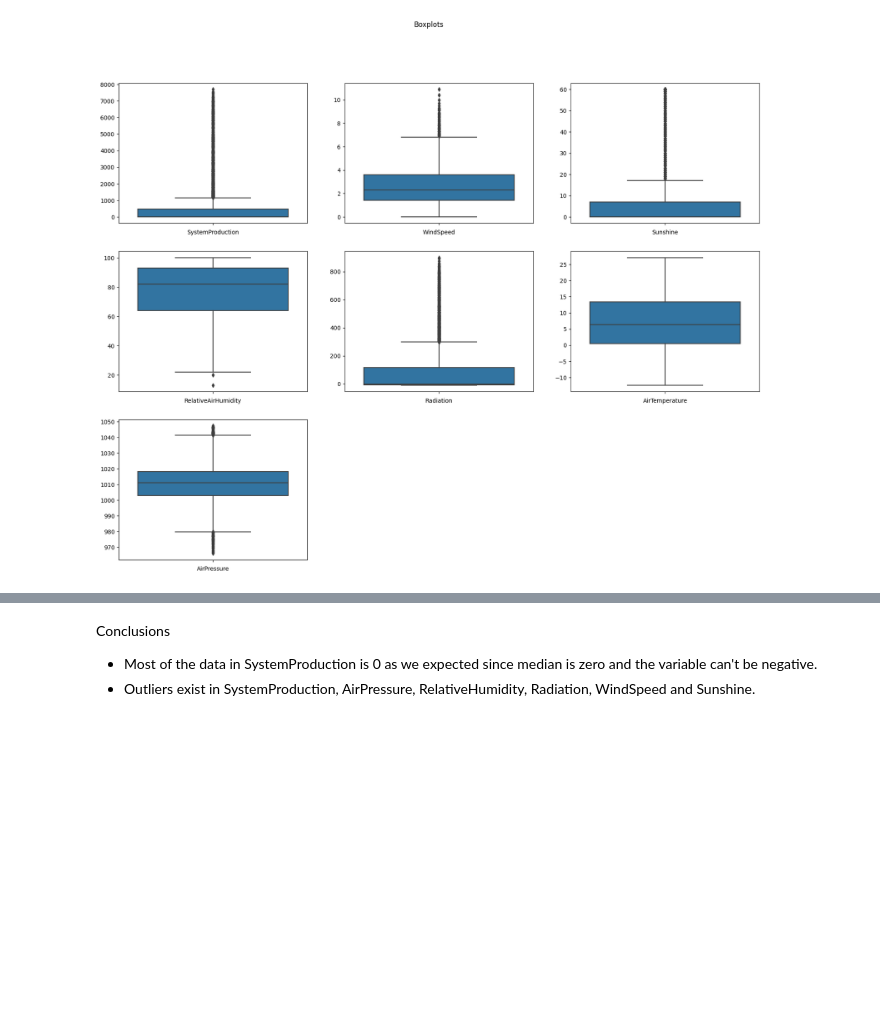
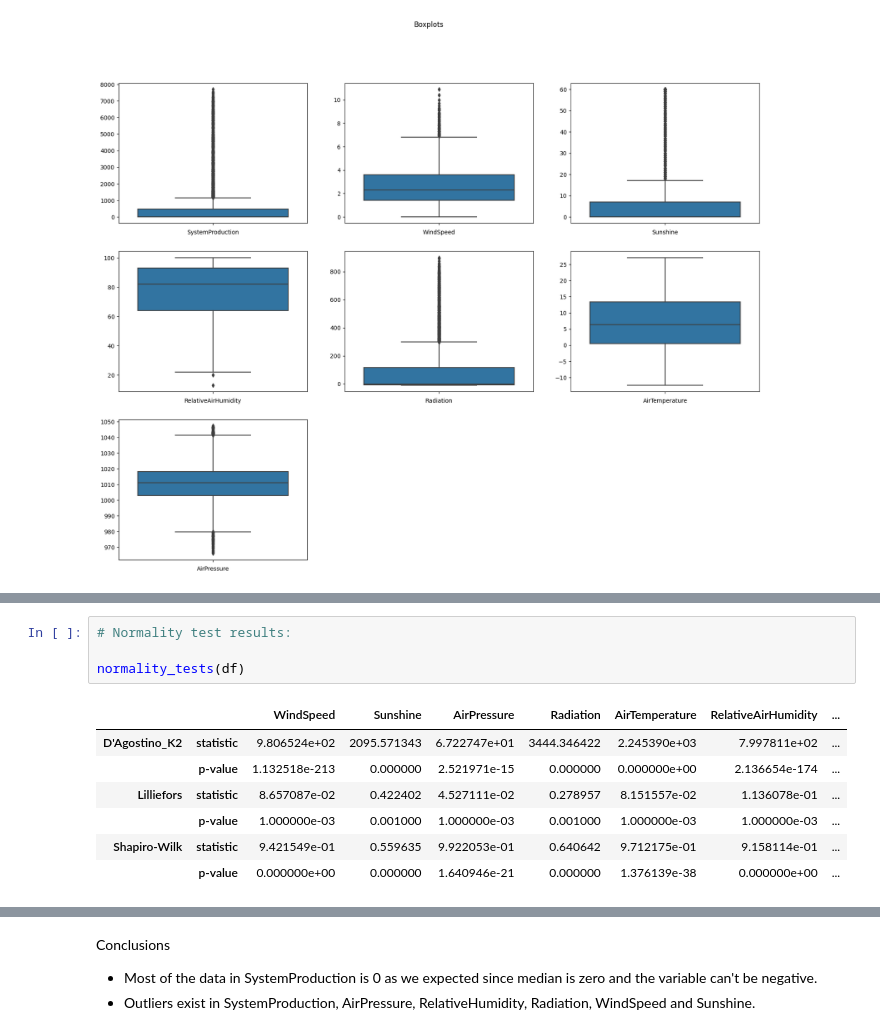
Before and after one commit to caiosoter/DS-Projects, a Jupyter notebook: Solar_Power_Generation_Prediction/Solar_Power_Prediction.ipynb, the cells around one changed output, grey strips where cells are left out. Saved outputs shown, nothing was run; the diff lists cells and outputs as text; blank space fills up the shorter version.

```diff
--- a/Solar_Power_Generation_Prediction/Solar_Power_Prediction.ipynb
+++ b/Solar_Power_Generation_Prediction/Solar_Power_Prediction.ipynb
@@ -214,0 +311,12 @@ ax[2, 2].set_visible(False)
+# %%
+# Normality test results:
+
+normality_tests(df)
+# %% [output]
+|  |  | WindSpeed | Sunshine | AirPressure | Radiation | AirTemperature | RelativeAirHumidity | ... |
+| D'Agostino_K2 | statistic | 9.806524e+02 | 2095.571343 | 6.722747e+01 | 3444.346422 | 2.245390e+03 | 7.997811e+02 | ... |
+|  | p-value | 1.132518e-213 | 0.000000 | 2.521971e-15 | 0.000000 | 0.000000e+00 | 2.136654e-174 | ... |
+| Lilliefors | statistic | 8.657087e-02 | 0.422402 | 4.527111e-02 | 0.278957 | 8.151557e-02 | 1.136078e-01 | ... |
+|  | p-value | 1.000000e-03 | 0.001000 | 1.000000e-03 | 0.001000 | 1.000000e-03 | 1.000000e-03 | ... |
+| Shapiro-Wilk | statistic | 9.421549e-01 | 0.559635 | 9.922053e-01 | 0.640642 | 9.712175e-01 | 9.158114e-01 | ... |
+|  | p-value | 0.000000e+00 | 0.000000 | 1.640946e-21 | 0.000000 | 1.376139e-38 | 0.000000e+00 | ... |
```
Also changed, not shown: parts of 8 cells of this notebook.
